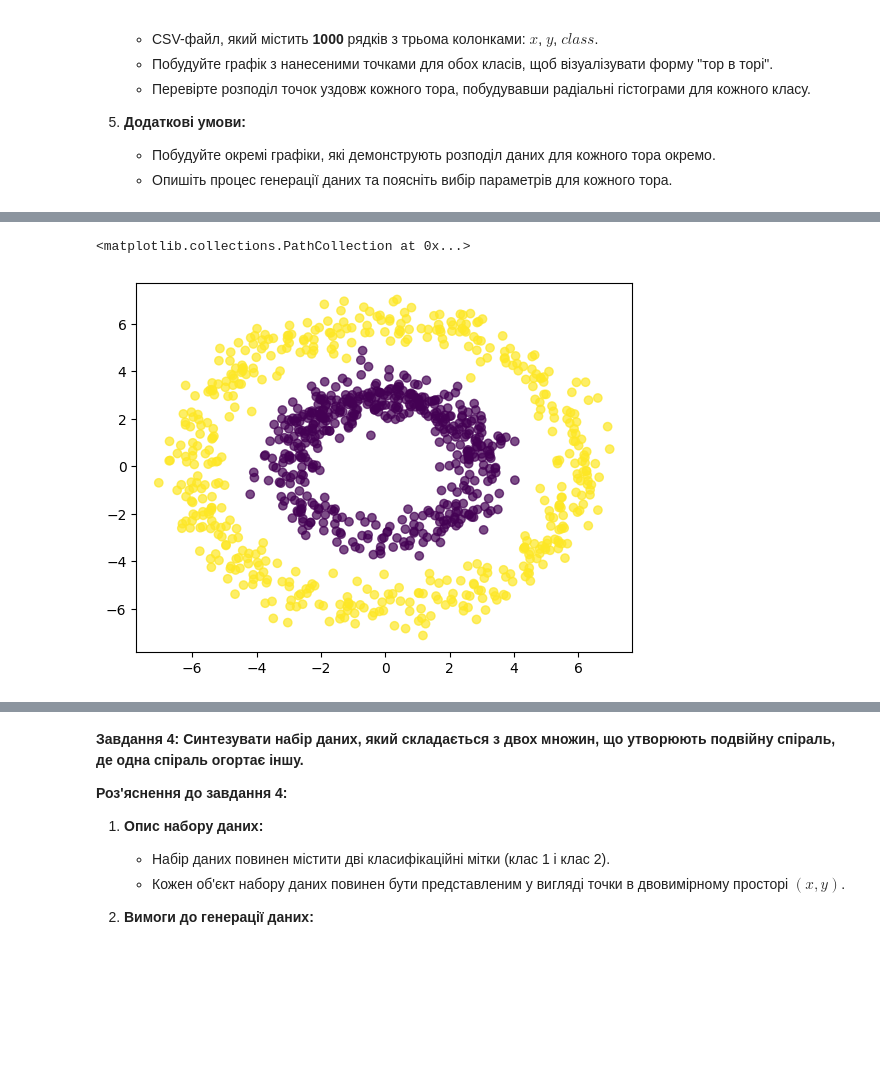
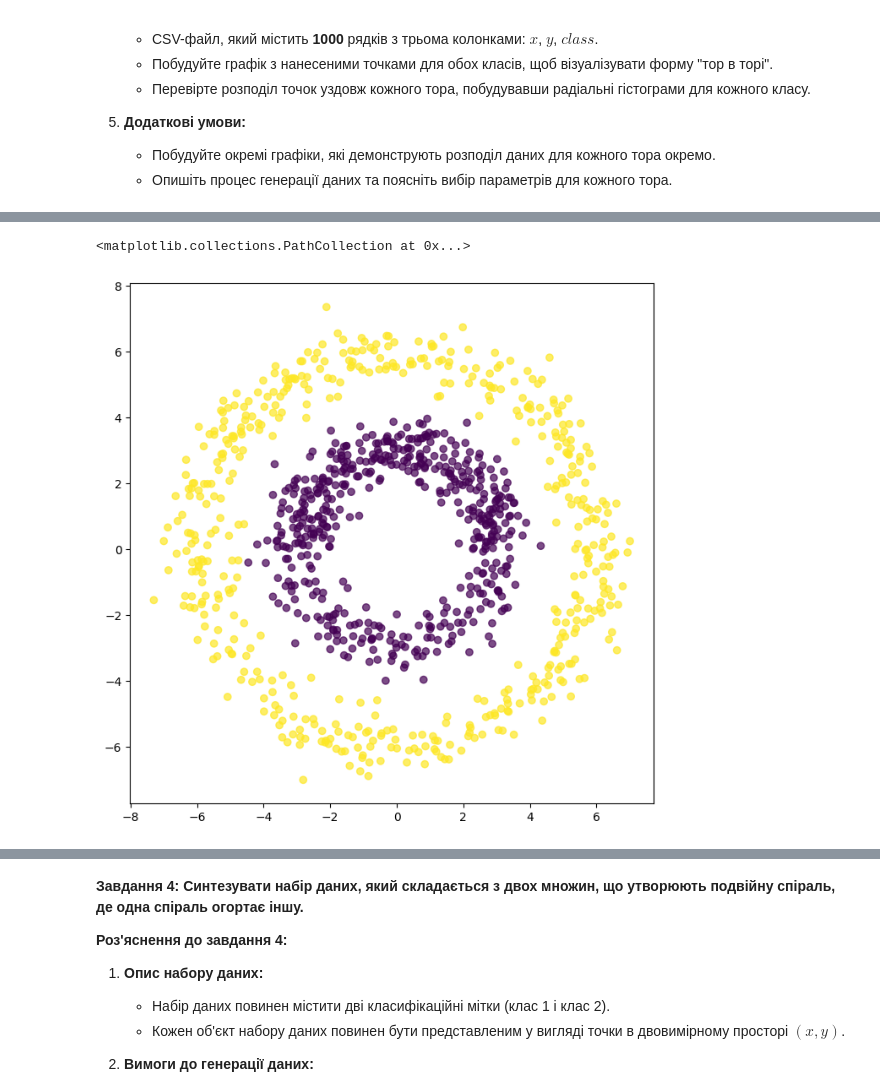
Before and after one commit to RickSanchezzz666/AD, a Jupyter notebook: Lab2/DM_practice_2_new.ipynb, the cells around one changed output, grey strips where cells are left out. Saved outputs shown, nothing was run; the diff lists cells and outputs as text; code cells hidden in the pictures; blank space fills up the shorter version.

```diff
--- a/Lab2/DM_practice_2_new.ipynb
+++ b/Lab2/DM_practice_2_new.ipynb
@@ -191,7 +191,8 @@ third_df['class'] = [0] * 500 + [1] * 500
 
 third_df.to_csv("third_sample.csv", index=False)
 # %%
+plt.figure(figsize=(8, 8))
 plt.scatter(third_df['x'], third_df['y'], c=third_df['class'], cmap='viridis', alpha=0.7)
 # %% [output]
 <matplotlib.collections.PathCollection at 0x...>
-[figure, old version]
+[figure, new version]
```
Also changed, not shown: parts of 23 cells of this notebook, 8 other files.
